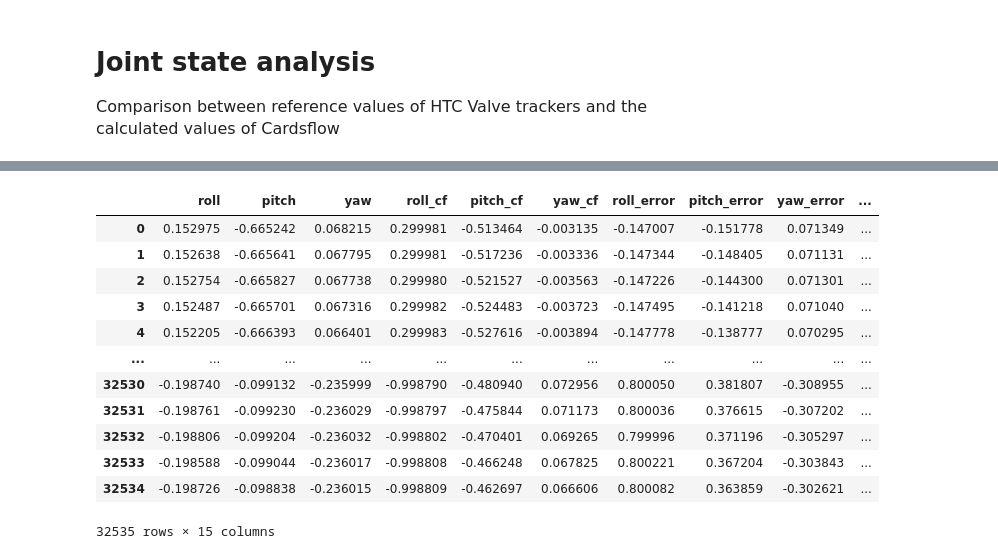
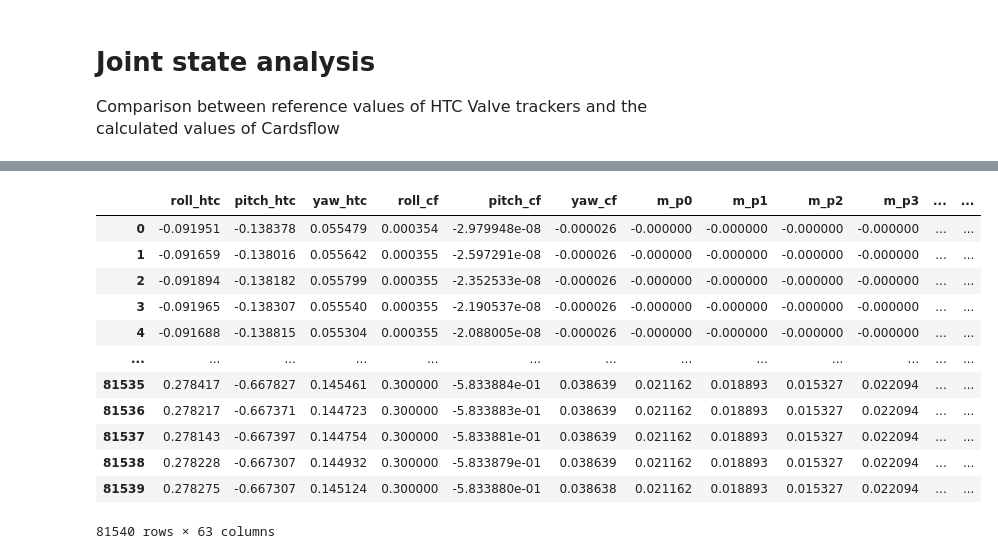
Before and after one commit to Roboy/joint_state_analysis, a Jupyter notebook: Data_Analysis_joint_states.ipynb, the cells around one changed output, grey strips where cells are left out. Cells and saved outputs as stored; diff of their text form; code cells hidden in the pictures.

```diff
--- a/Data_Analysis_joint_states.ipynb
+++ b/Data_Analysis_joint_states.ipynb
@@ -29,39 +20,50 @@ import matplotlib.pyplot as plt
 # %%
 # load dataset generated from the script write_data_from_rosbag_HTC_Cardsflow.py ...
 # which took data from rosbag recording
-dataset = pd.read_csv('/home/niels/Documents/Roboy/data/2021_05_17_shoulder_right_cf_data.log',delim_whitespace=True, header=0)
+dataset = pd.read_csv('/home/niels/Documents/Roboy/joint_state_analysis/data/2021_05_25_right_shoulder_60min_wdisp.log',delim_whitespace=True, header=0)
 # %%
 dataset = dataset.dropna()                                             # remove nan rows
-dataset['roll_error'] = dataset['roll']-dataset['roll_cf']     # error_roll
-dataset['pitch_error'] = dataset['pitch']-dataset['pitch_cf'] # error_pitch
-dataset['yaw_error'] = dataset['yaw']-dataset['yaw_cf']         # error_yaw
+dataset['roll_error'] = dataset['roll_htc']-dataset['roll_cf']     # error_roll
+dataset['pitch_error'] = dataset['pitch_htc']-dataset['pitch_cf'] # error_pitch
+dataset['yaw_error'] = dataset['yaw_htc']-dataset['yaw_cf']         # error_yaw
 
 # also put limits on HTC_tracker joint values
 # limit shoulder_right_axis0 (roll)  lower="-1.0" upper="0.3"
 # limit shoulder_right_axis1 (pitch) lower="-1.2" upper="0.0"
 # limit shoulder_right_axis2 (yaw)   lower="-0.1" upper="0.1"
-dataset['roll_clamped'] = dataset['roll'].clip(upper=0.3, lower=-1.0)
-dataset['pitch_clamped'] = dataset['pitch'].clip(upper=0.0, lower=-1.2)
-dataset['yaw_clamped'] = dataset['yaw'].clip(upper=0.1, lower=-0.1)
+dataset['roll_clamped'] = dataset['roll_htc'].clip(upper=0.3, lower=-1.0)
+dataset['pitch_clamped'] = dataset['pitch_htc'].clip(upper=0.0, lower=-1.2)
+dataset['yaw_clamped'] = dataset['yaw_htc'].clip(upper=0.1, lower=-0.1)
 
 
 dataset['roll_error_cl'] = dataset['roll_clamped']-dataset['roll_cf']    # error_roll
 dataset['pitch_error_cl'] = dataset['pitch_clamped']-dataset['pitch_cf'] # error_pitch
 dataset['yaw_error_cl'] = dataset['yaw_clamped']-dataset['yaw_cf']       # error_yaw
 
+# turn values around for # mp0-mp3 * -1 # mp12-mp15 * -1 (in original data e.g. m_p0 has switched values in comparison to m_e0)
+dataset['m_p0'] = dataset['m_p0']*(-1)
+dataset['m_p1'] = dataset['m_p1']*(-1)
+dataset['m_p2'] = dataset['m_p2']*(-1)
+dataset['m_p3'] = dataset['m_p3']*(-1)
+
+dataset['m_p12'] = dataset['m_p12']*(-1)
+dataset['m_p13'] = dataset['m_p13']*(-1)
+dataset['m_p14'] = dataset['m_p14']*(-1)
+dataset['m_p15'] = dataset['m_p15']*(-1)
+
 dataset
 # %% [output]
-|  | roll | pitch | yaw | roll_cf | pitch_cf | yaw_cf | roll_error | pitch_error | yaw_error | ... |
-| 0 | 0.152975 | -0.665242 | 0.068215 | 0.299981 | -0.513464 | -0.003135 | -0.147007 | -0.151778 | 0.071349 | ... |
-| 1 | 0.152638 | -0.665641 | 0.067795 | 0.299981 | -0.517236 | -0.003336 | -0.147344 | -0.148405 | 0.071131 | ... |
-| 2 | 0.152754 | -0.665827 | 0.067738 | 0.299980 | -0.521527 | -0.003563 | -0.147226 | -0.144300 | 0.071301 | ... |
-| 3 | 0.152487 | -0.665701 | 0.067316 | 0.299982 | -0.524483 | -0.003723 | -0.147495 | -0.141218 | 0.071040 | ... |
-| 4 | 0.152205 | -0.666393 | 0.066401 | 0.299983 | -0.527616 | -0.003894 | -0.147778 | -0.138777 | 0.070295 | ... |
-| ... | ... | ... | ... | ... | ... | ... | ... | ... | ... | ... |
-| 32530 | -0.198740 | -0.099132 | -0.235999 | -0.998790 | -0.480940 | 0.072956 | 0.800050 | 0.381807 | -0.308955 | ... |
-| 32531 | -0.198761 | -0.099230 | -0.236029 | -0.998797 | -0.475844 | 0.071173 | 0.800036 | 0.376615 | -0.307202 | ... |
-| 32532 | -0.198806 | -0.099204 | -0.236032 | -0.998802 | -0.470401 | 0.069265 | 0.799996 | 0.371196 | -0.305297 | ... |
-| 32533 | -0.198588 | -0.099044 | -0.236017 | -0.998808 | -0.466248 | 0.067825 | 0.800221 | 0.367204 | -0.303843 | ... |
-| 32534 | -0.198726 | -0.098838 | -0.236015 | -0.998809 | -0.462697 | 0.066606 | 0.800082 | 0.363859 | -0.302621 | ... |
+|  | roll_htc | pitch_htc | yaw_htc | roll_cf | pitch_cf | yaw_cf | m_p0 | m_p1 | m_p2 | m_p3 | ... | ... |
+| 0 | -0.091951 | -0.138378 | 0.055479 | 0.000354 | -2.979948e-08 | -0.000026 | -0.000000 | -0.000000 | -0.000000 | -0.000000 | ... | ... |
+| 1 | -0.091659 | -0.138016 | 0.055642 | 0.000355 | -2.597291e-08 | -0.000026 | -0.000000 | -0.000000 | -0.000000 | -0.000000 | ... | ... |
+| 2 | -0.091894 | -0.138182 | 0.055799 | 0.000355 | -2.352533e-08 | -0.000026 | -0.000000 | -0.000000 | -0.000000 | -0.000000 | ... | ... |
+| 3 | -0.091965 | -0.138307 | 0.055540 | 0.000355 | -2.190537e-08 | -0.000026 | -0.000000 | -0.000000 | -0.000000 | -0.000000 | ... | ... |
+| 4 | -0.091688 | -0.138815 | 0.055304 | 0.000355 | -2.088005e-08 | -0.000026 | -0.000000 | -0.000000 | -0.000000 | -0.000000 | ... | ... |
+| ... | ... | ... | ... | ... | ... | ... | ... | ... | ... | ... | ... | ... |
+| 81535 | 0.278417 | -0.667827 | 0.145461 | 0.300000 | -5.833884e-01 | 0.038639 | 0.021162 | 0.018893 | 0.015327 | 0.022094 | ... | ... |
+| 81536 | 0.278217 | -0.667371 | 0.144723 | 0.300000 | -5.833883e-01 | 0.038639 | 0.021162 | 0.018893 | 0.015327 | 0.022094 | ... | ... |
+| 81537 | 0.278143 | -0.667397 | 0.144754 | 0.300000 | -5.833881e-01 | 0.038639 | 0.021162 | 0.018893 | 0.015327 | 0.022094 | ... | ... |
+| 81538 | 0.278228 | -0.667307 | 0.144932 | 0.300000 | -5.833879e-01 | 0.038639 | 0.021162 | 0.018893 | 0.015327 | 0.022094 | ... | ... |
+| 81539 | 0.278275 | -0.667307 | 0.145124 | 0.300000 | -5.833880e-01 | 0.038638 | 0.021162 | 0.018893 | 0.015327 | 0.022094 | ... | ... |
-32535 rows × 15 columns
+81540 rows × 63 columns
 # %%
```
Also changed, not shown: parts of 13 cells of this notebook.
